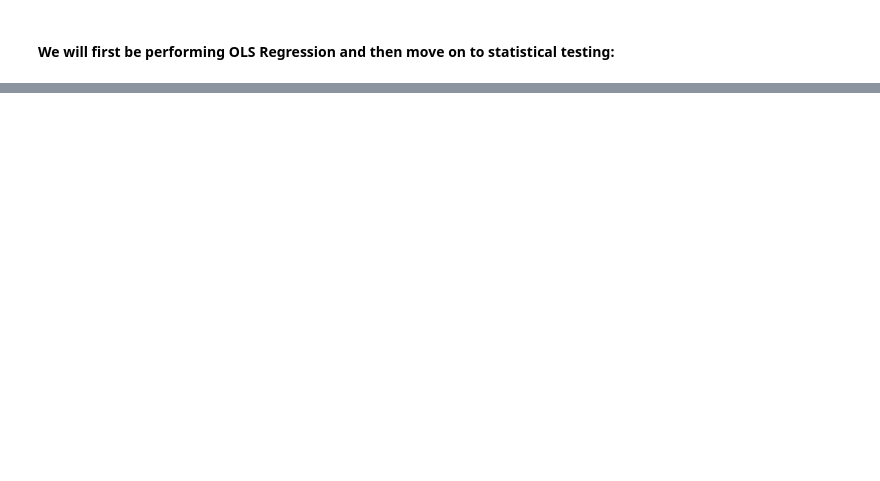
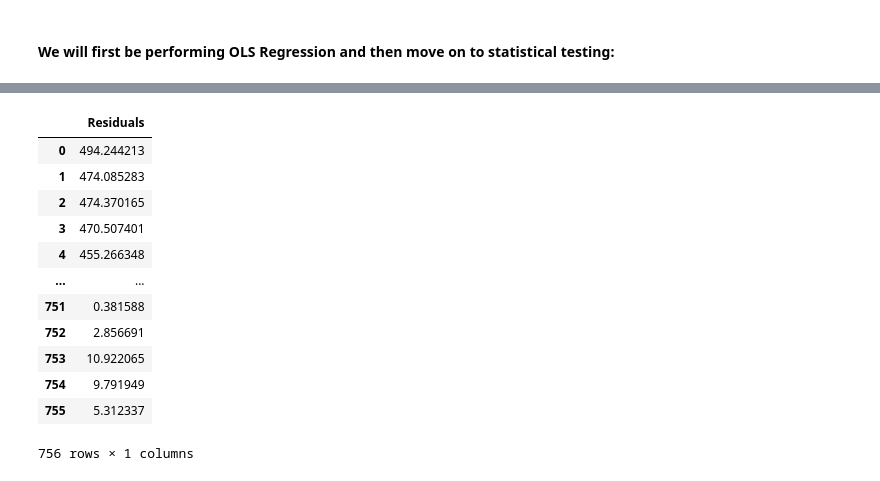
Before and after one commit to Josh-Hiz/LinearRegressionFromScratch, a Jupyter notebook: LinearRegressionByHand.ipynb, the cells around one changed output, grey strips where cells are left out. Saved outputs shown, nothing was run; the diff lists cells and outputs as text; code cells hidden in the pictures; blank space fills up the shorter version.

```diff
--- a/LinearRegressionByHand.ipynb
+++ b/LinearRegressionByHand.ipynb
@@ -153,0 +178,23 @@ plt.show()
+# %%
+# Residual Table:
+residual_df = pd.DataFrame()
+residuals = []
+for i in range(n):
+    y_pred = b0 + b1 * X[i]
+    residuals.append((Y[i]-y_pred)**2)
+residual_df.insert(0,'Residuals',residuals)
+residual_df
+# %% [output]
+|  | Residuals |
+| 0 | 494.244213 |
+| 1 | 474.085283 |
+| 2 | 474.370165 |
+| 3 | 470.507401 |
+| 4 | 455.266348 |
+| ... | ... |
+| 751 | 0.381588 |
+| 752 | 2.856691 |
+| 753 | 10.922065 |
+| 754 | 9.791949 |
+| 755 | 5.312337 |
+756 rows × 1 columns
```
Also changed, not shown: parts of 12 cells of this notebook.
